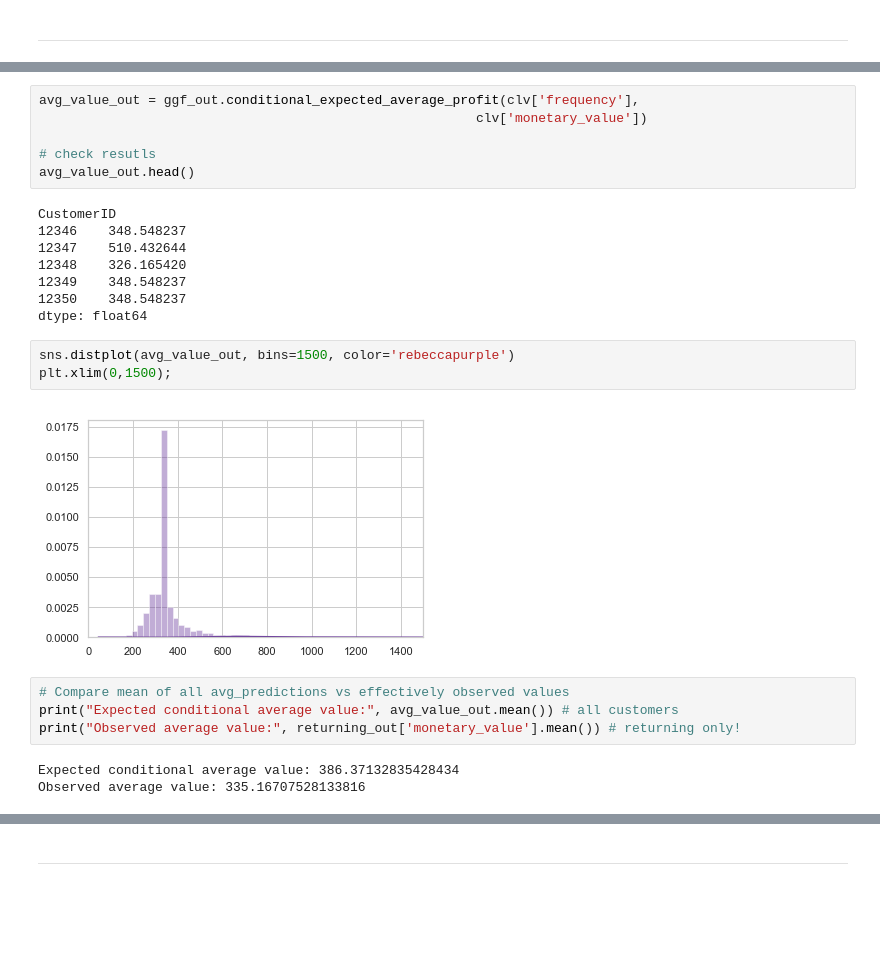
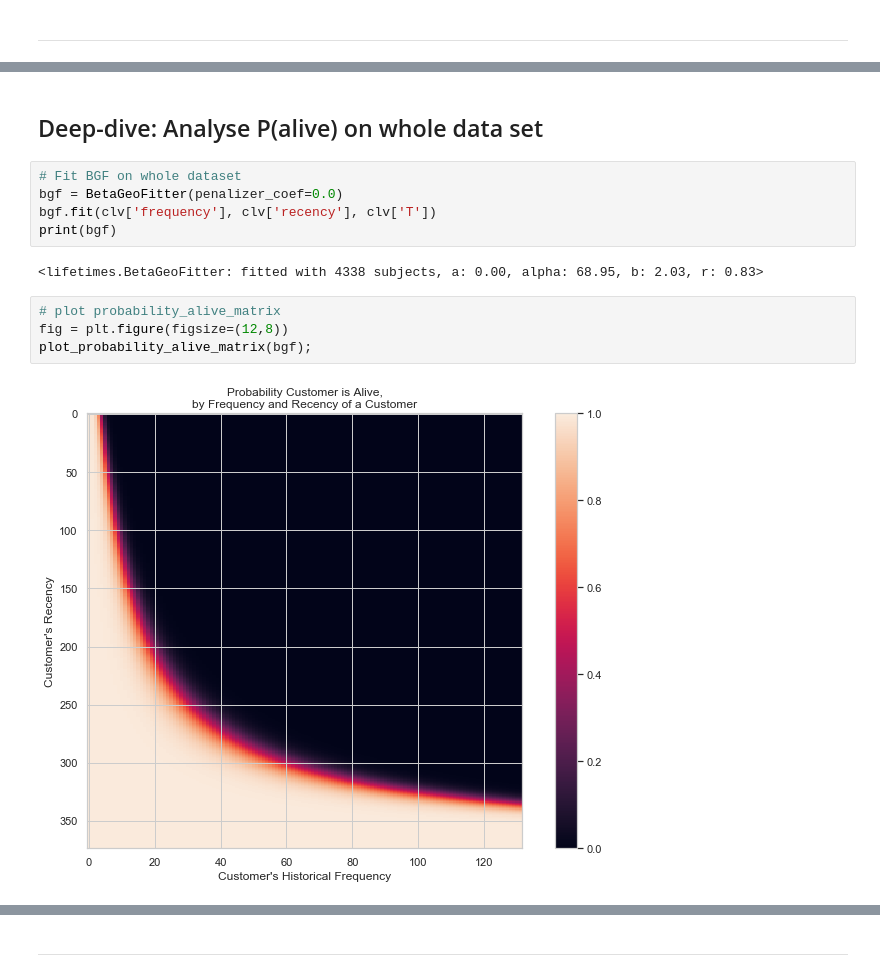
Before and after one commit to rbuerki/projects-ml, a Jupyter notebook: customer_lifetime_value_modelling/3-frequency_recency_analysis.ipynb, the cells around one changed output, grey strips where cells are left out. Cells and saved outputs as stored; diff of their text form; blank space fills up the shorter version.

```diff
--- a/customer_lifetime_value_modelling/3-frequency_recency_analysis.ipynb
+++ b/customer_lifetime_value_modelling/3-frequency_recency_analysis.ipynb
@@ -480,26 +111,15 @@ clv_estimates_out = ggf_out.customer_lifetime_value(
-# %%
-avg_value_out = ggf_out.conditional_expected_average_profit(clv['frequency'],
-                                                        clv['monetary_value'])
-
-# check resutls
-avg_value_out.head()
-# %% [output]
-CustomerID
-12346    348.548237
-12347    510.432644
-12348    326.165420
-12349    348.548237
-12350    348.548237
-dtype: float64
-# %%
-sns.distplot(avg_value_out, bins=1500, color='rebeccapurple')
-plt.xlim(0,1500);
-# %% [output]
-[figure, removed]
-# %%
-# Compare mean of all avg_predictions vs effectively observed values
-print("Expected conditional average value:", avg_value_out.mean()) # all customers
-print("Observed average value:", returning_out['monetary_value'].mean()) # returning only!
-# %% [output]
-Expected conditional average value: 386.37132835428434
-Observed average value: 335.16707528133816
+# %% [markdown]
+## Deep-dive: Analyse P(alive) on whole data set
+# %%
+# Fit BGF on whole dataset
+bgf = BetaGeoFitter(penalizer_coef=0.0)
+bgf.fit(clv['frequency'], clv['recency'], clv['T'])
+print(bgf)
+# %% [output]
+<lifetimes.BetaGeoFitter: fitted with 4338 subjects, a: 0.00, alpha: 68.95, b: 2.03, r: 0.83>
+# %%
+# plot probability_alive_matrix
+fig = plt.figure(figsize=(12,8))
+plot_probability_alive_matrix(bgf);
+# %% [output]
+[figure, added]
```
Also changed, not shown: parts of 51 cells of this notebook, 1 other file.
